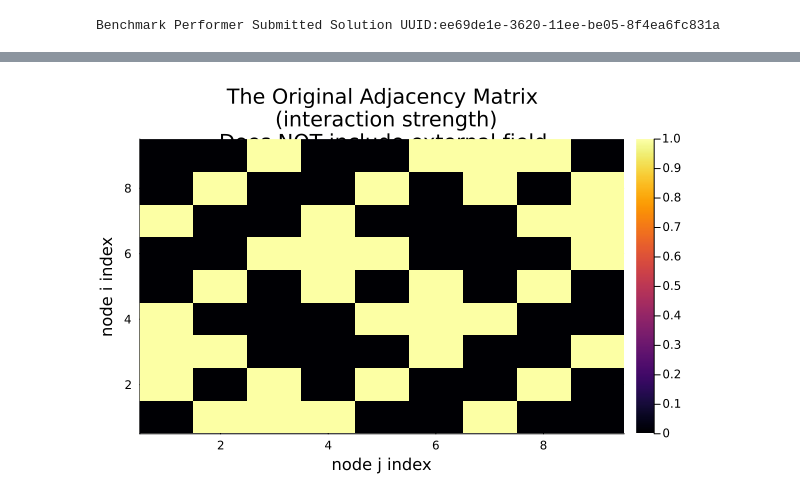
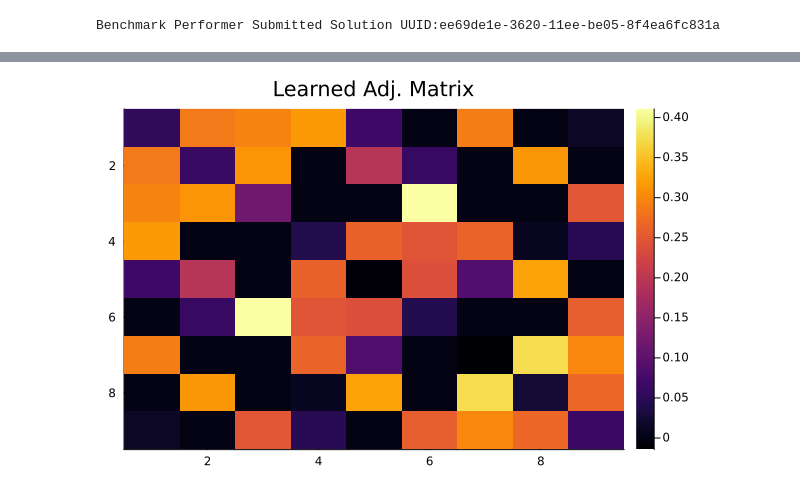
Before and after one commit to jp7745/sampling, a Jupyter notebook: examples/06b_example_benchmark_proctor_workflow.ipynb, the cells around one changed output, grey strips where cells are left out. Cells and saved outputs as stored; diff of their text form; code cells hidden in the pictures.

```diff
--- a/examples/06b_example_benchmark_proctor_workflow.ipynb
+++ b/examples/06b_example_benchmark_proctor_workflow.ipynb
@@ -89,21 +100,12 @@ end
 
 
 # The output is in the form of an adjacency matrix for the original graph.
-# TODO:  what about the individual external field terms???
-learned_adj_matrix = learn(
-    samples,
-    GraphicalModelLearning.RISE(),
-    GraphicalModelLearning.NLP()
-)
+# The diagonal of the matrix is the external field strength.
 
+GML_method = GraphicalModelLearning.logRISE()
+learned_adj_matrix = GraphicalModelLearning.learn(samples, GML_method)
 
-gr()
-heatmap(learned_adj_matrix)
-title!("The Reconstructed Adjacency Matrix\n (interaction strength)")
-xlabel!("node j index")
-ylabel!("node i index")
-
-# TODO: note: the samples account for the external_field_B
+learned_external_field_B = [learned_adj_matrix[i,i] for i in 1:n];
 # %% [output]
 ******************************************************************************
 This program contains Ipopt, a library for large-scale nonlinear optimization.
@@ -114,11 +114,0 @@ This program contains Ipopt, a library for large-scale nonlinear optimization.
-# %%
-
-
-heatmap(interaction_strength_J)
-title!("The Original Adjacency Matrix\n (interaction strength)\n Does NOT include external field.")
-xlabel!("node j index")
-ylabel!("node i index")
-
-# TODO: note: the original interaction_strength_J matrix does NOT account for external field.
-# %% [output]
-[figure, removed]
@@ -131,0 +115,5 @@ ylabel!("node i index")
+# %%
+heatmap(learned_adj_matrix, yflip=true)
+title!("Learned Adj. Matrix")
+# %% [output]
+[figure, added]
```
Also changed, not shown: parts of 18 cells of this notebook, 18 other files.
